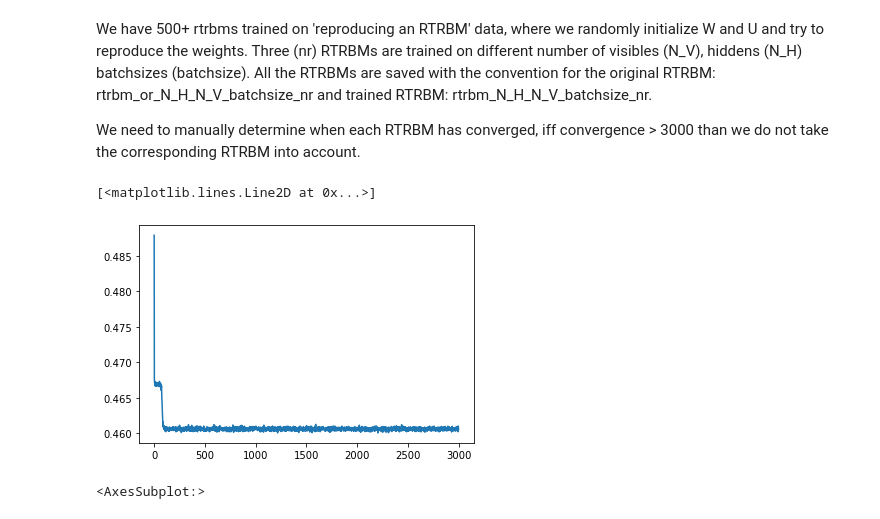
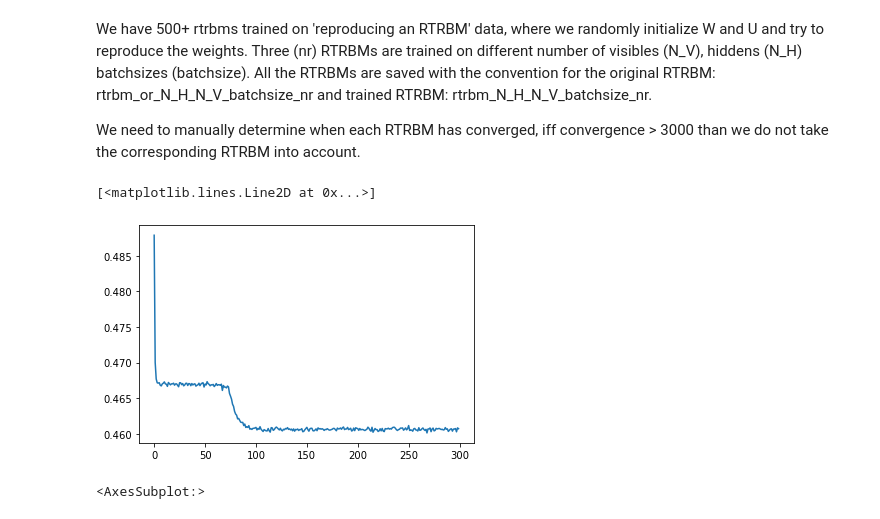
Before and after one commit to casperpeters/intern, a Jupyter notebook: notebooks/Reconstructing RTRBM/Scalability/Analyse scalability with trained RTRBMs.ipynb, the cells around one changed output. Drawn from its saved outputs; the diff is of its cells as text; code cells hidden in the pictures.

```diff
--- a/notebooks/Reconstructing RTRBM/Scalability/Analyse scalability with trained RTRBMs.ipynb
+++ b/notebooks/Reconstructing RTRBM/Scalability/Analyse scalability with trained RTRBMs.ipynb
@@ -53,14 +53,14 @@ the corresponding RTRBM into account.
 # %%
 name_rtrbm = 'rtrbm_' +str(2) + '_' + str(200) + '_' + str(750)+ '_' + str(2)
 name_original_rtrbm = 'rtrbm_or_' +str(2) + '_' + str(200) + '_' + str(750)+ '_' + str(2)
 
 rtrbm = torch.load(r'C:\Users\sebas\OneDrive\Intern\rtrbm_master\results\invertigating batchsize/' + name_rtrbm, map_location='cpu')
 rtrbm_original = torch.load(r'C:\Users\sebas\OneDrive\Intern\rtrbm_master\results\invertigating batchsize/' + name_original_rtrbm, map_location='cpu')
 
-plt.plot(rtrbm.errors)
+plt.plot(rtrbm.errors[:300])
 # %% [output]
 [<matplotlib.lines.Line2D at 0x...>]
-[figure, old version]
+[figure, new version]
 # %%
 fig, ax = plt.subplots(2,2, figsize=(8,8))
 sns.heatmap(rtrbm.VH, ax=ax[0, 0])
```
Also changed, not shown: parts of 2 cells of this notebook, 9 other files.
